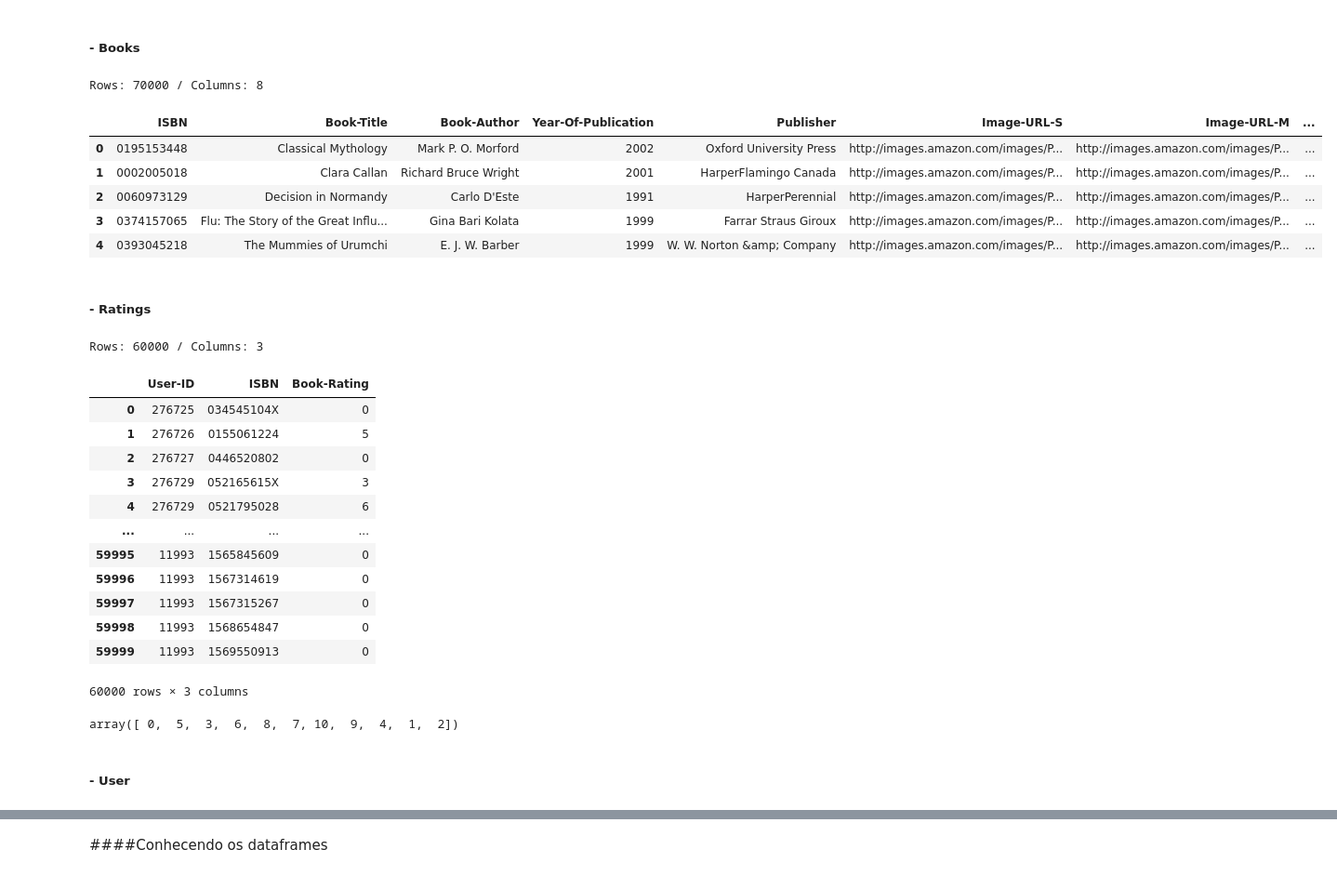
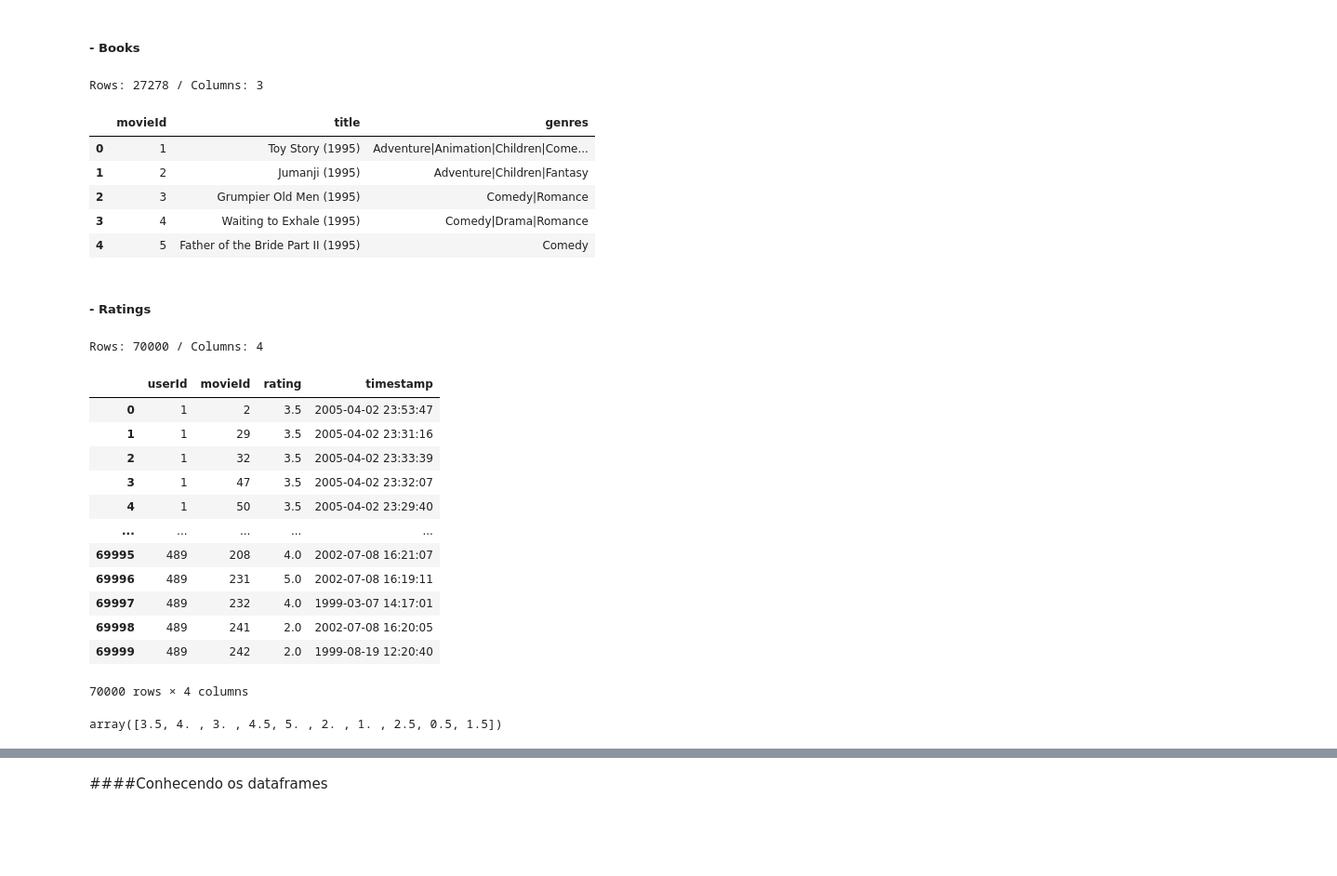
Before and after one commit to SamiraHabib/System_Recomendation_AV2-IA-, a Jupyter notebook: IA_AV2_2.ipynb, the cells around one changed output, grey strips where cells are left out. Shown at 93% size. Saved outputs shown, nothing was run; the diff lists cells and outputs as text; code cells hidden in the pictures; blank space fills up the shorter version.

```diff
--- a/IA_AV2_2.ipynb
+++ b/IA_AV2_2.ipynb
@@ -52,41 +57,39 @@ from surprise.model_selection import GridSearchCV
 # %% [markdown]
 ##### - Books
 # %%
-books = pd.read_csv("/content/Books.csv", encoding='latin-1', nrows=70000)
-print('Rows:', books.shape[0], '/ Columns:', books.shape[1], '\n')
-books.head()
+movies = pd.read_csv("https://raw.githubusercontent.com/SamiraHabib/System_Recomendation_AV2-IA-/main/movie.csv", encoding='latin-1')
+print('Rows:', movies.shape[0], '/ Columns:', movies.shape[1], '\n')
+movies.head()
 # %% [output]
-Rows: 70000 / Columns: 8
+Rows: 27278 / Columns: 3
-|  | ISBN | Book-Title | Book-Author | Year-Of-Publication | Publisher | Image-URL-S | Image-URL-M | ... |
-| 0 | 0195153448 | Classical Mythology | Mark P. O. Morford | 2002 | Oxford University Press | http://images.amazon.com/images/P... | http://images.amazon.com/images/P... | ... |
-| 1 | 0002005018 | Clara Callan | Richard Bruce Wright | 2001 | HarperFlamingo Canada | http://images.amazon.com/images/P... | http://images.amazon.com/images/P... | ... |
-| 2 | 0060973129 | Decision in Normandy | Carlo D'Este | 1991 | HarperPerennial | http://images.amazon.com/images/P... | http://images.amazon.com/images/P... | ... |
-| 3 | 0374157065 | Flu: The Story of the Great Influ... | Gina Bari Kolata | 1999 | Farrar Straus Giroux | http://images.amazon.com/images/P... | http://images.amazon.com/images/P... | ... |
-| 4 | 0393045218 | The Mummies of Urumchi | E. J. W. Barber | 1999 | W. W. Norton &amp; Company | http://images.amazon.com/images/P... | http://images.amazon.com/images/P... | ... |
+|  | movieId | title | genres |
+| 0 | 1 | Toy Story (1995) | Adventure|Animation|Children|Come... |
+| 1 | 2 | Jumanji (1995) | Adventure|Children|Fantasy |
+| 2 | 3 | Grumpier Old Men (1995) | Comedy|Romance |
+| 3 | 4 | Waiting to Exhale (1995) | Comedy|Drama|Romance |
+| 4 | 5 | Father of the Bride Part II (1995) | Comedy |
 # %% [markdown]
 ##### - Ratings
 # %%
-ratings = pd.read_csv("/content/Ratings.csv", encoding='latin-1', nrows=60000)
+ratings = pd.read_csv("/content/sample_data/rating.csv", encoding='latin-1', nrows=70000)
 print('Rows:', ratings.shape[0], '/ Columns:', ratings.shape[1], '\n')
 ratings
 # %% [output]
-Rows: 60000 / Columns: 3
+Rows: 70000 / Columns: 4
-|  | User-ID | ISBN | Book-Rating |
-| 0 | 276725 | 034545104X | 0 |
-| 1 | 276726 | 0155061224 | 5 |
-| 2 | 276727 | 0446520802 | 0 |
-| 3 | 276729 | 052165615X | 3 |
-| 4 | 276729 | 0521795028 | 6 |
-| ... | ... | ... | ... |
-| 59995 | 11993 | 1565845609 | 0 |
-| 59996 | 11993 | 1567314619 | 0 |
-| 59997 | 11993 | 1567315267 | 0 |
-| 59998 | 11993 | 1568654847 | 0 |
-| 59999 | 11993 | 1569550913 | 0 |
+|  | userId | movieId | rating | timestamp |
+| 0 | 1 | 2 | 3.5 | 2005-04-02 23:53:47 |
+| 1 | 1 | 29 | 3.5 | 2005-04-02 23:31:16 |
+| 2 | 1 | 32 | 3.5 | 2005-04-02 23:33:39 |
+| 3 | 1 | 47 | 3.5 | 2005-04-02 23:32:07 |
+| 4 | 1 | 50 | 3.5 | 2005-04-02 23:29:40 |
+| ... | ... | ... | ... | ... |
+| 69995 | 489 | 208 | 4.0 | 2002-07-08 16:21:07 |
+| 69996 | 489 | 231 | 5.0 | 2002-07-08 16:19:11 |
+| 69997 | 489 | 232 | 4.0 | 1999-03-07 14:17:01 |
+| 69998 | 489 | 241 | 2.0 | 2002-07-08 16:20:05 |
+| 69999 | 489 | 242 | 2.0 | 1999-08-19 12:20:40 |
-60000 rows × 3 columns
+70000 rows × 4 columns
 # %%
-ratings['Book-Rating'].unique()
+ratings['rating'].unique()
 # %% [output]
-array([ 0,  5,  3,  6,  8,  7, 10,  9,  4,  1,  2])
+array([3.5, 4. , 3. , 4.5, 5. , 2. , 1. , 2.5, 0.5, 1.5])
-# %% [markdown]
-##### - User
```
Also changed, not shown: parts of 57 cells of this notebook.
